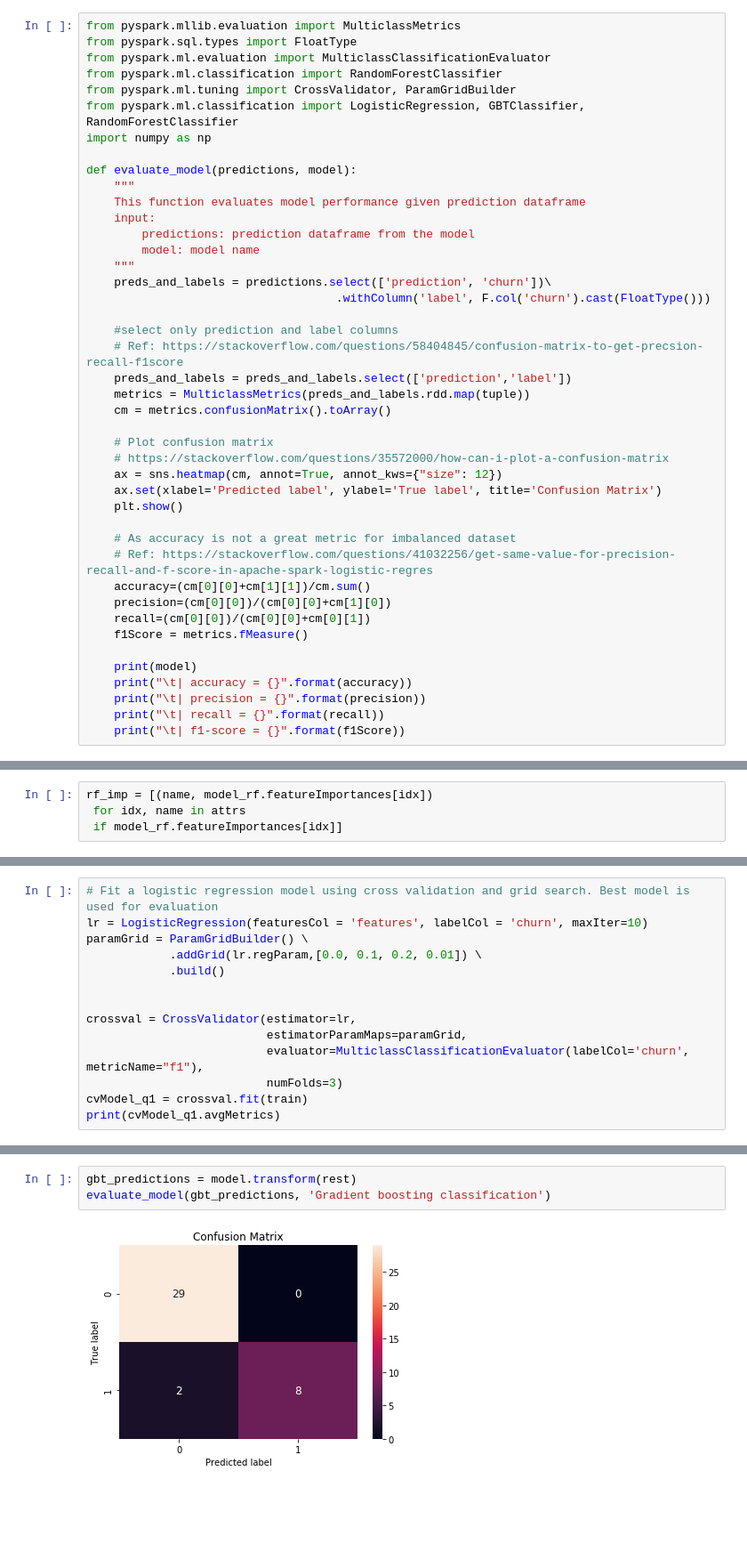
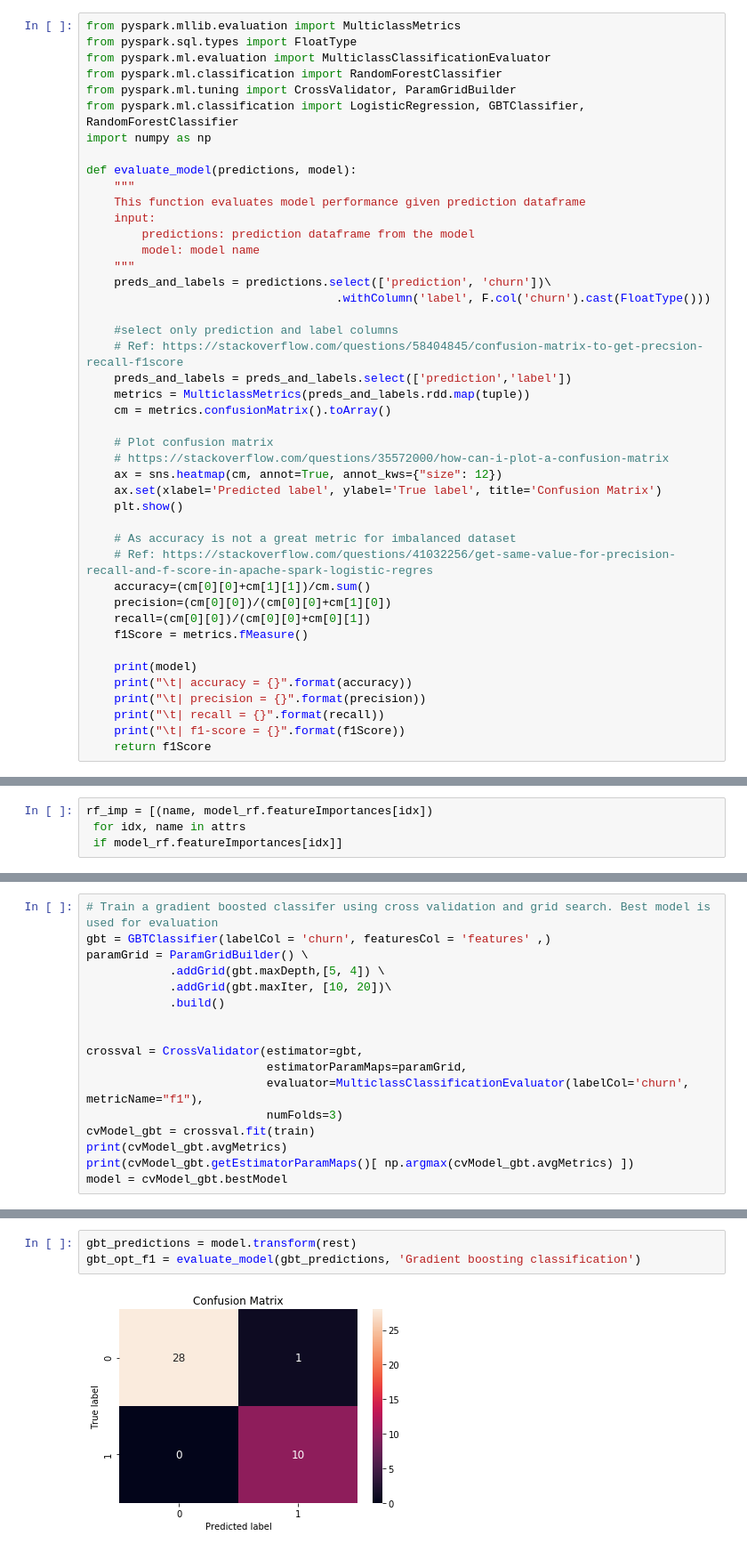
Before and after one commit to khemkaiitr/DSNG, a Jupyter notebook: sparkify/Sparkify.ipynb, the cells around one changed output, grey strips where cells are left out. Shown: that part at 89% size. Saved outputs shown, nothing was run; the diff lists cells and outputs as text; blank space fills up the shorter version.

```diff
--- a/sparkify/Sparkify.ipynb
+++ b/sparkify/Sparkify.ipynb
@@ -770,3 +788,4 @@ def evaluate_model(predictions, model):
     print("\t| precision = {}".format(precision))
     print("\t| recall = {}".format(recall))
     print("\t| f1-score = {}".format(f1Score))
+    return f1Score
@@ -821,15 +932,18 @@ ax.set(title='Feature importance for random forest')
 # %%
-# Fit a logistic regression model using cross validation and grid search. Best model is used for evaluation
-lr = LogisticRegression(featuresCol = 'features', labelCol = 'churn', maxIter=10)
+# Train a gradient boosted classifer using cross validation and grid search. Best model is used for evaluation
+gbt = GBTClassifier(labelCol = 'churn', featuresCol = 'features' ,)
 paramGrid = ParamGridBuilder() \
-            .addGrid(lr.regParam,[0.0, 0.1, 0.2, 0.01]) \
+            .addGrid(gbt.maxDepth,[5, 4]) \
+            .addGrid(gbt.maxIter, [10, 20])\
             .build()
 
 
-crossval = CrossValidator(estimator=lr,
+crossval = CrossValidator(estimator=gbt,
                           estimatorParamMaps=paramGrid,
                           evaluator=MulticlassClassificationEvaluator(labelCol='churn', metricName="f1"),
                           numFolds=3)
-cvModel_q1 = crossval.fit(train)
-print(cvModel_q1.avgMetrics)
+cvModel_gbt = crossval.fit(train)
+print(cvModel_gbt.avgMetrics)
+print(cvModel_gbt.getEstimatorParamMaps()[ np.argmax(cvModel_gbt.avgMetrics) ])
+model = cvModel_gbt.bestModel
 # %% [output]
@@ -870,6 +952,6 @@ model = cvModel_gbt.bestModel
 # %%
 gbt_predictions = model.transform(rest)
-evaluate_model(gbt_predictions, 'Gradient boosting classification')
+gbt_opt_f1 = evaluate_model(gbt_predictions, 'Gradient boosting classification')
 # %% [output]
-[figure, old version]
+[figure, new version]
 Gradient boosting classification
```
Also changed, not shown: parts of 25 cells of this notebook, 5 other files.
